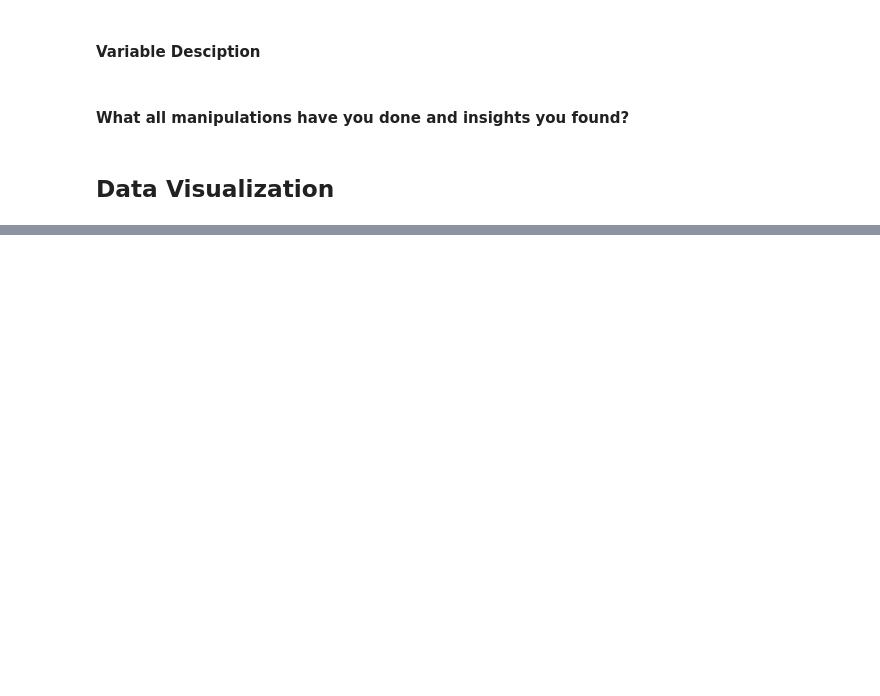
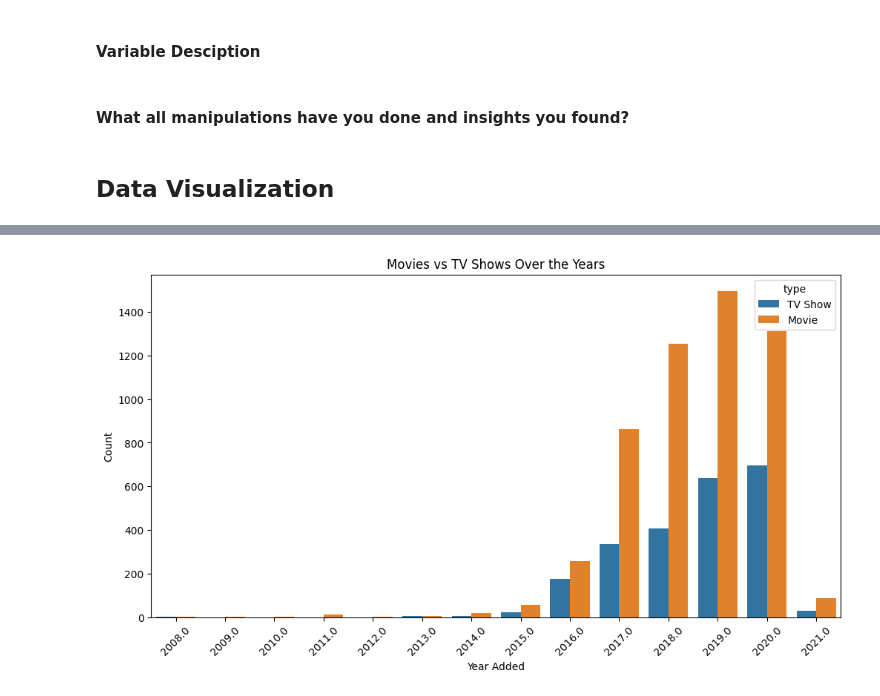
Before and after one commit to neha-dhananju/Netflix_project, a Jupyter notebook: notebooks/research.ipynb, the cells around one changed output, grey strips where cells are left out. Cells and saved outputs as stored; diff of their text form; code cells hidden in the pictures; blank space fills up the shorter version.

```diff
--- a/notebooks/research.ipynb
+++ b/notebooks/research.ipynb
@@ -201,0 +259,12 @@ ensure data quality. This preparation has made the dataset clean and ready for f
+# %%
+data['year_added'] = data['date_added'].dt.year
+
+plt.figure(figsize=(12, 6))
+sns.countplot(x='year_added', hue='type', data=data)
+plt.title('Movies vs TV Shows Over the Years')
+plt.xlabel('Year Added')
+plt.ylabel('Count')
+plt.xticks(rotation=45)
+plt.show()
+# %% [output]
+[figure, added]
```
Also changed, not shown: parts of 6 cells of this notebook.
